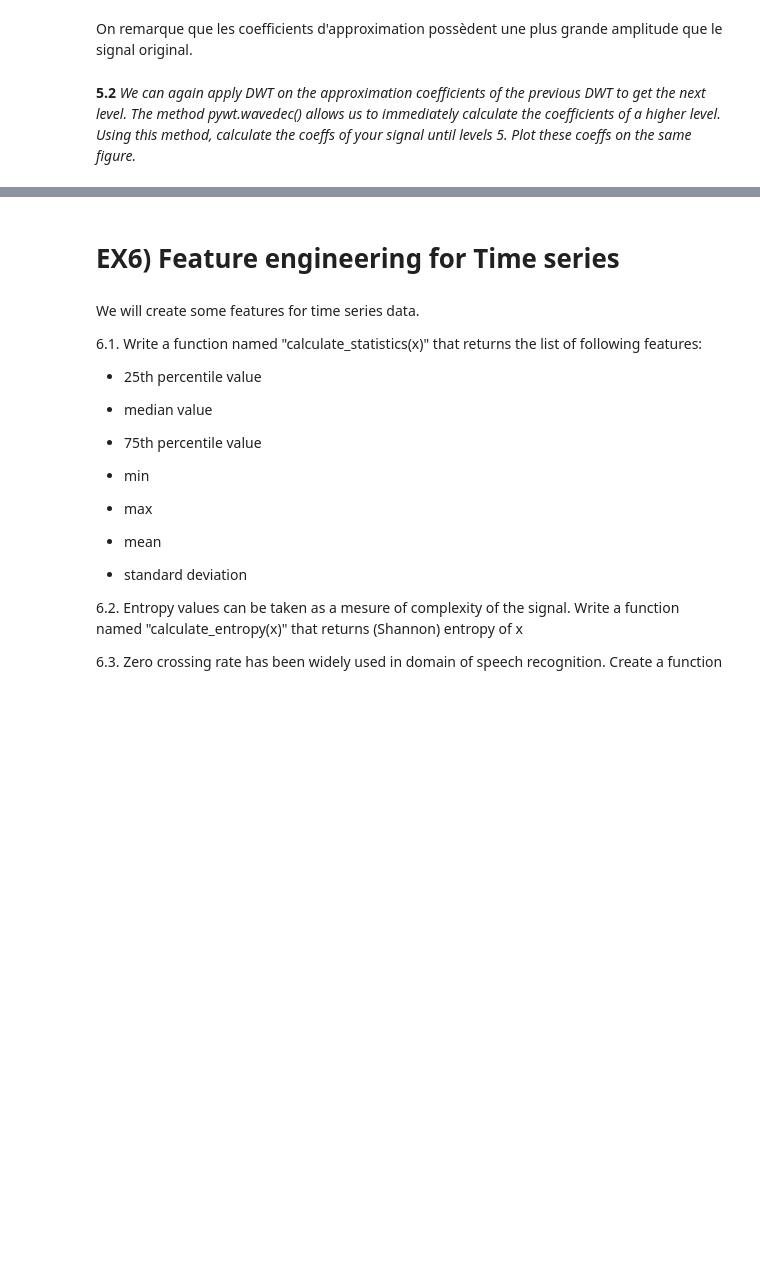
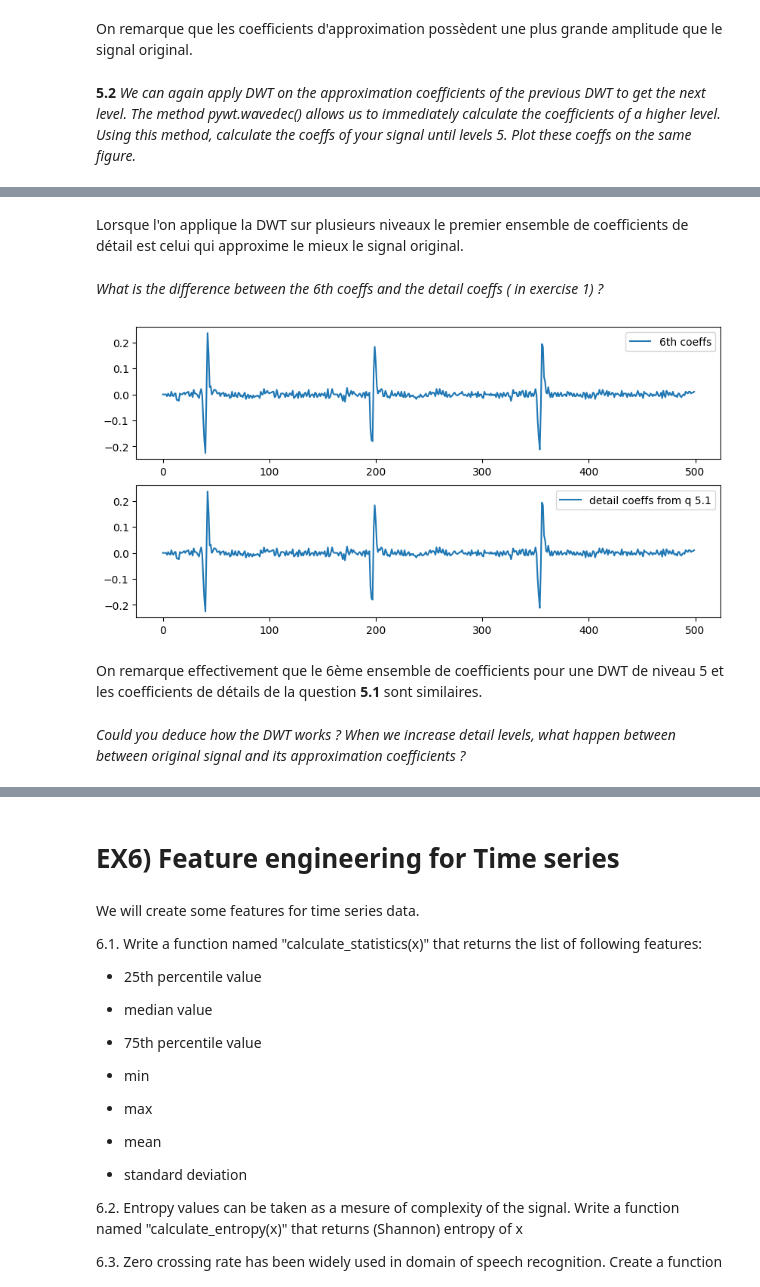
Before and after one commit to Bast-94/ML-BIO, a Jupyter notebook: ECG_classification_exercices.ipynb, the cells around one changed output, grey strips where cells are left out. Saved outputs shown, nothing was run; the diff lists cells and outputs as text; code cells hidden in the pictures; blank space fills up the shorter version.

```diff
--- a/ECG_classification_exercices.ipynb
+++ b/ECG_classification_exercices.ipynb
@@ -355,0 +366,18 @@ plt.show()
+# %% [markdown]
+Lorsque l'on applique la DWT sur plusieurs niveaux le premier ensemble de coefficients de détail est celui qui approxime le mieux le signal original.
+# %% [markdown]
+ *What is the difference between the 6th coeffs and the detail coeffs ( in exercise 1) ?*
+# %%
+fig,ax = plt.subplots(2,figsize=(10,5))
+approximation_coeffs, details_coeffs = pywt.dwt(ecg_signal, 'db1')
+ax[0].plot(coeffs[5], label="6th coeffs")
+ax[0].legend()
+ax[1].plot(details_coeffs, label="detail coeffs from question 5.1")
+ax[1].legend()
+plt.show()
+# %% [output]
+[figure, added]
+# %% [markdown]
+On remarque effectivement que le 6ème ensemble de coefficients pour une DWT de niveau 5 et les coefficients de détails de la question **5.1** sont similaires.
+# %% [markdown]
+*Could you deduce how the DWT works ? When we increase detail levels, what happen between between original signal and its approximation coefficients ?*
```
Also changed, not shown: parts of 9 cells of this notebook.
